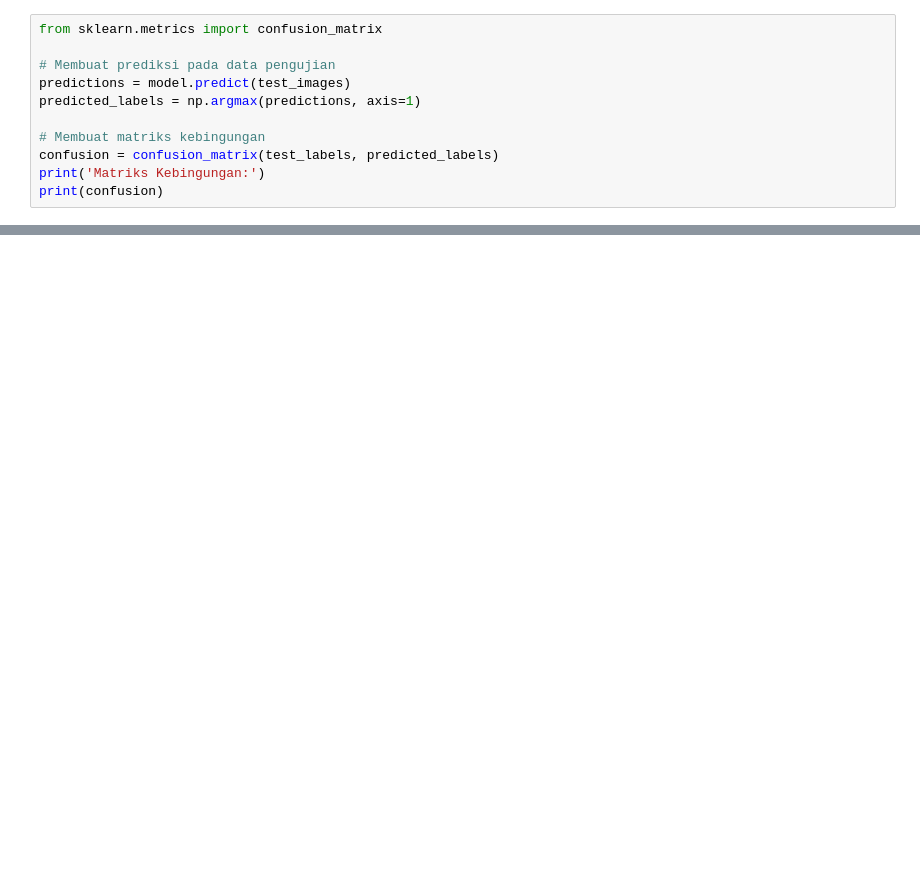
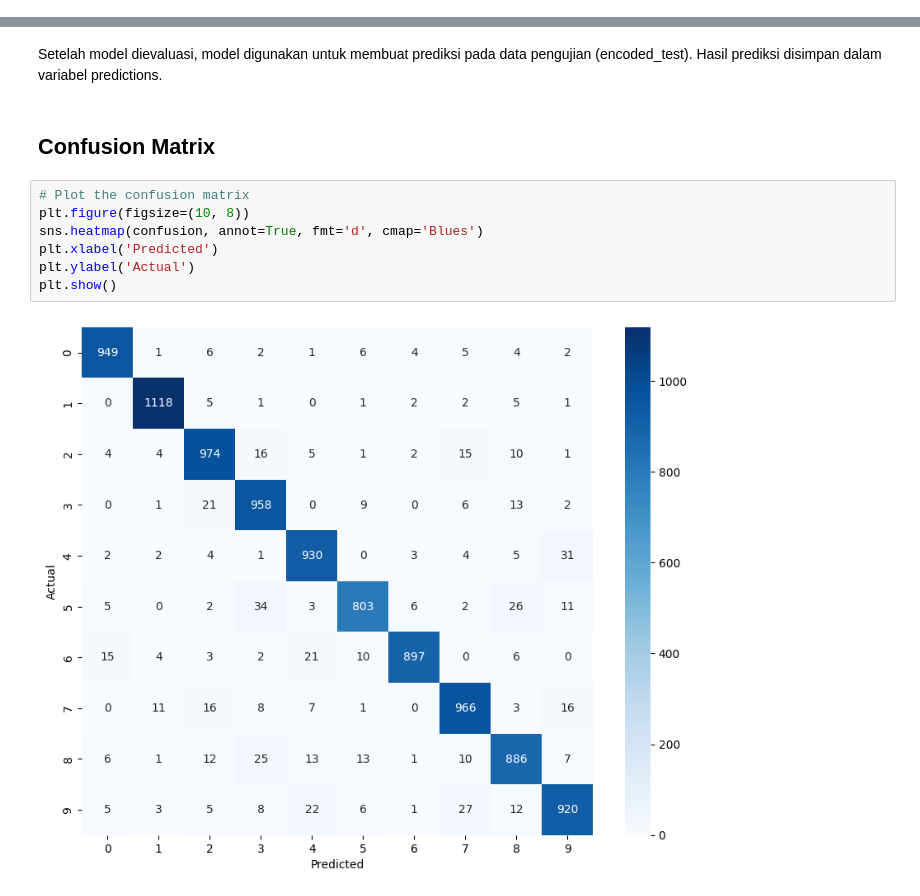
Before and after one commit to nikoshaa/2141720007-machine-learning-2023, a Jupyter notebook: Week-09/Tugas_JS_9_Perceptron dan ANN.ipynb, the cells around one changed output, grey strips where cells are left out. Drawn from its saved outputs; the diff is of its cells as text; blank space fills up the shorter version.

```diff
--- a/Week-09/Tugas_JS_9_Perceptron dan ANN.ipynb
+++ b/Week-09/Tugas_JS_9_Perceptron dan ANN.ipynb
@@ -94,11 +177,0 @@ Akurasi pada data pelatihan: 1.00
-# %%
-from sklearn.metrics import confusion_matrix
-
-# Membuat prediksi pada data pengujian
-predictions = model.predict(test_images)
-predicted_labels = np.argmax(predictions, axis=1)
-
-# Membuat matriks kebingungan
-confusion = confusion_matrix(test_labels, predicted_labels)
-print('Matriks Kebingungan:')
-print(confusion)
@@ -117,0 +182,13 @@ Matriks Kebingungan:
+# %% [markdown]
+Setelah model dievaluasi, model digunakan untuk membuat prediksi pada data pengujian (encoded_test). Hasil prediksi disimpan dalam variabel predictions.
+# %% [markdown]
+## Confusion Matrix
+# %%
+# Plot the confusion matrix
+plt.figure(figsize=(10, 8))
+sns.heatmap(confusion, annot=True, fmt='d', cmap='Blues')
+plt.xlabel('Predicted')
+plt.ylabel('Actual')
+plt.show()
+# %% [output]
+[figure, added]
```
Also changed, not shown: parts of 31 cells of this notebook.
